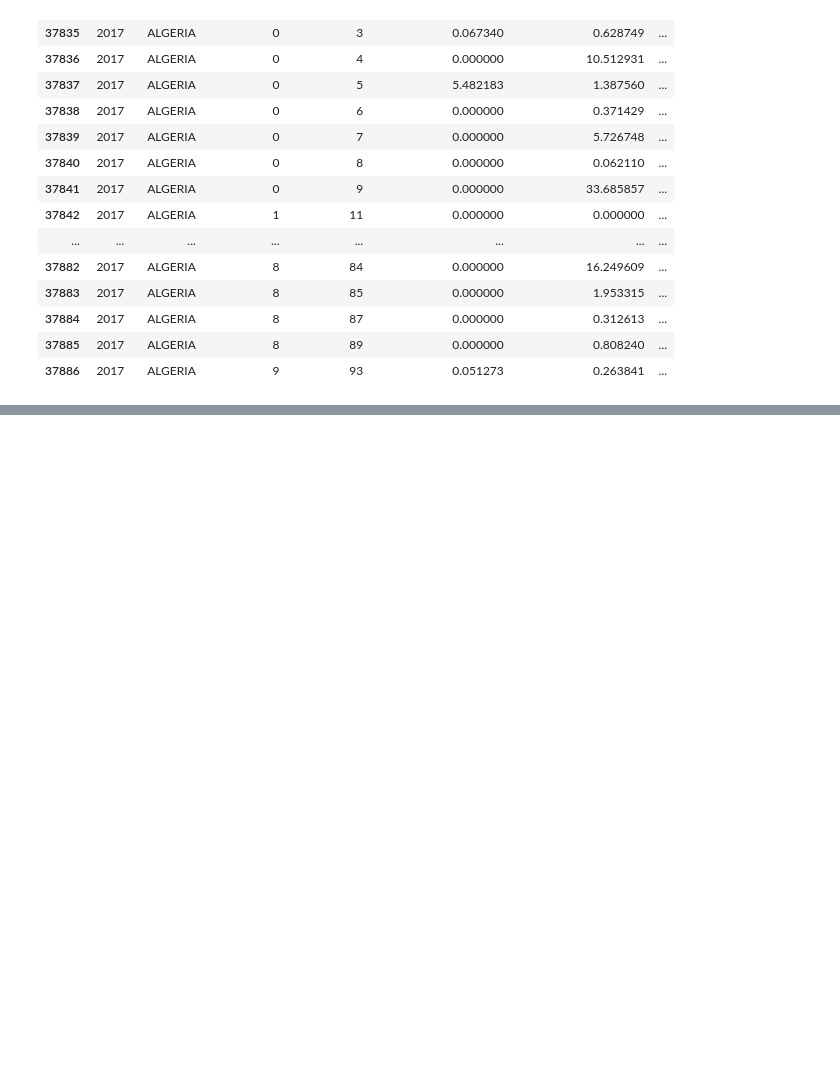
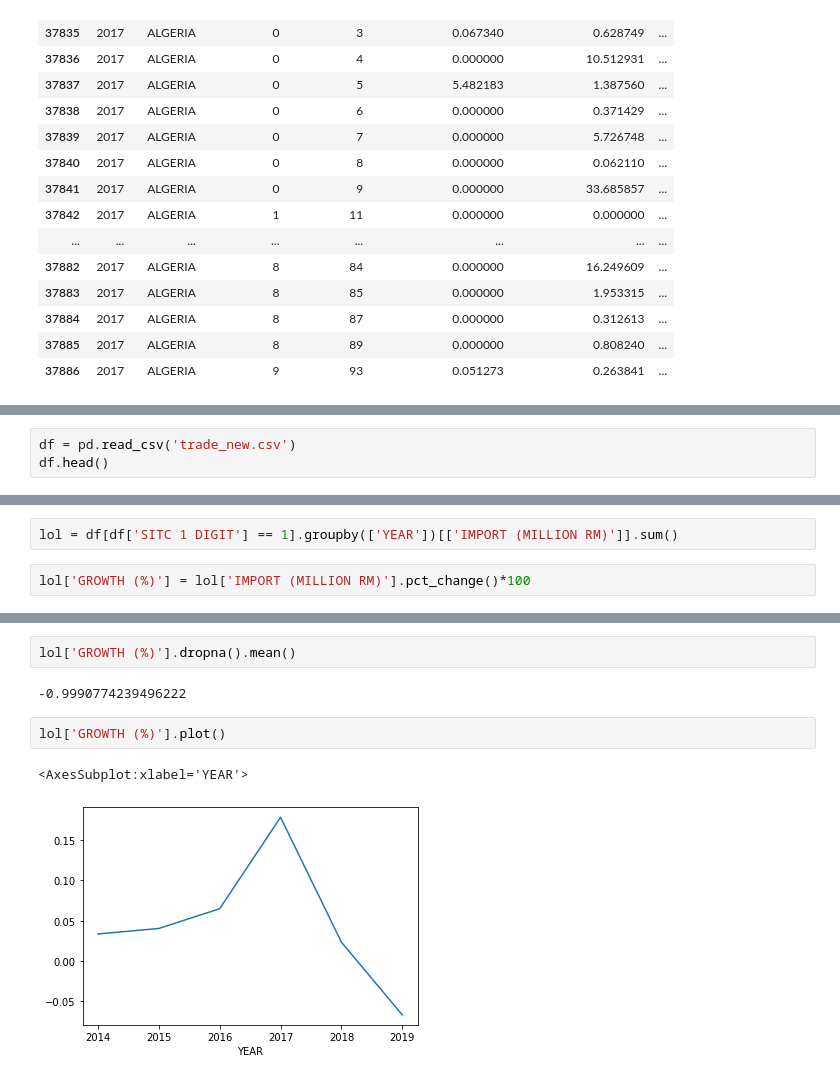
Before and after one commit to hazimutalib/dosm, a Jupyter notebook: Untitled.ipynb, the cells around one changed output, grey strips where cells are left out. Cells and saved outputs as stored; diff of their text form; blank space fills up the shorter version.

```diff
--- a/Untitled.ipynb
+++ b/Untitled.ipynb
@@ -434,0 +451,3 @@ df[df['COUNTRY'] == 'ALGERIA']
+# %%
+df = pd.read_csv('trade_new.csv')
+df.head()
@@ -434,0 +461,4 @@ df[df['COUNTRY'] == 'ALGERIA']
+# %%
+lol = df[df['SITC 1 DIGIT'] == 1].groupby(['YEAR'])[['IMPORT (MILLION RM)']].sum()
+# %%
+lol['GROWTH (%)'] = lol['IMPORT (MILLION RM)'].pct_change()*100
@@ -434,0 +477,9 @@ df[df['COUNTRY'] == 'ALGERIA']
+# %%
+lol['GROWTH (%)'].dropna().mean()
+# %% [output]
+-0.9990774239496222
+# %%
+lol['GROWTH (%)'].plot()
+# %% [output]
+<AxesSubplot:xlabel='YEAR'>
+[figure, added]
```
Also changed, not shown: parts of 3 cells of this notebook, 1 other file.
